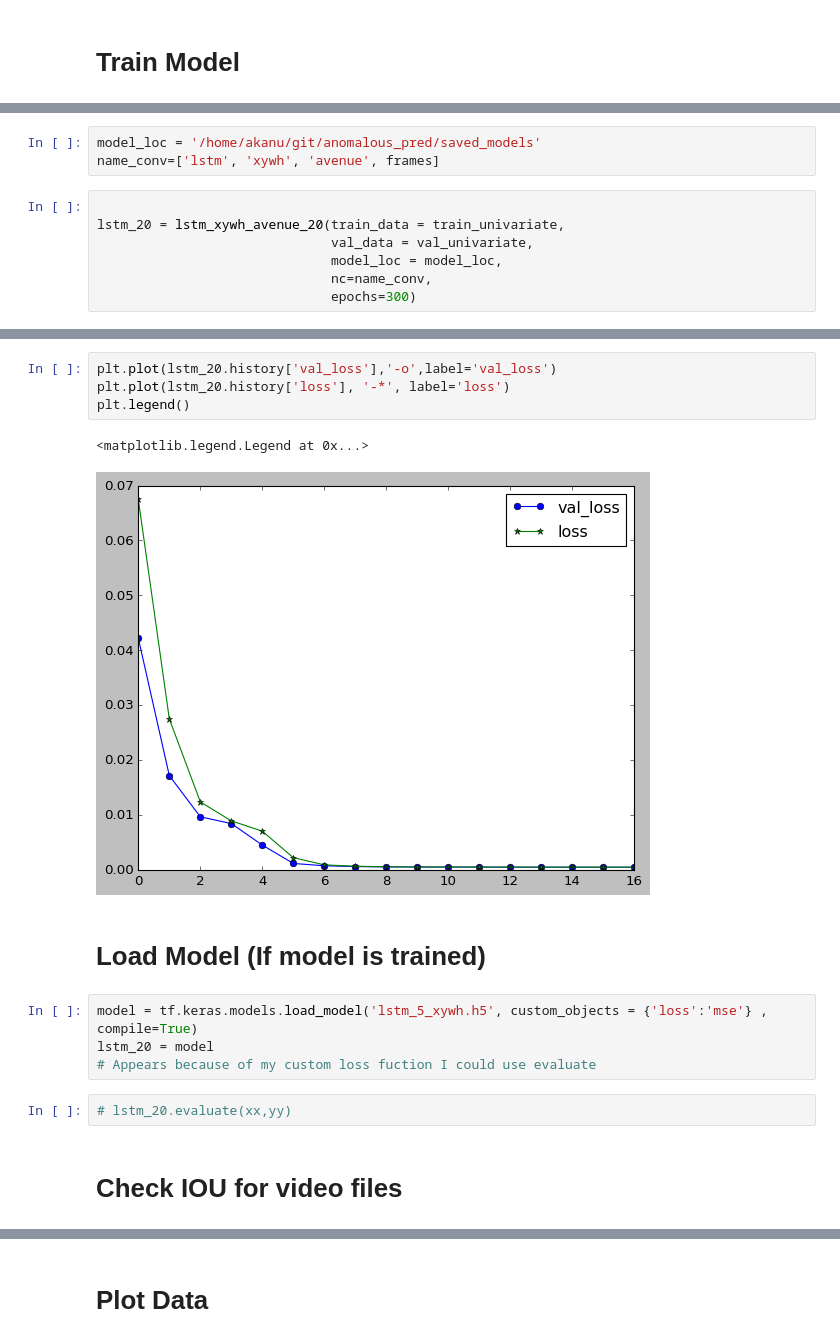
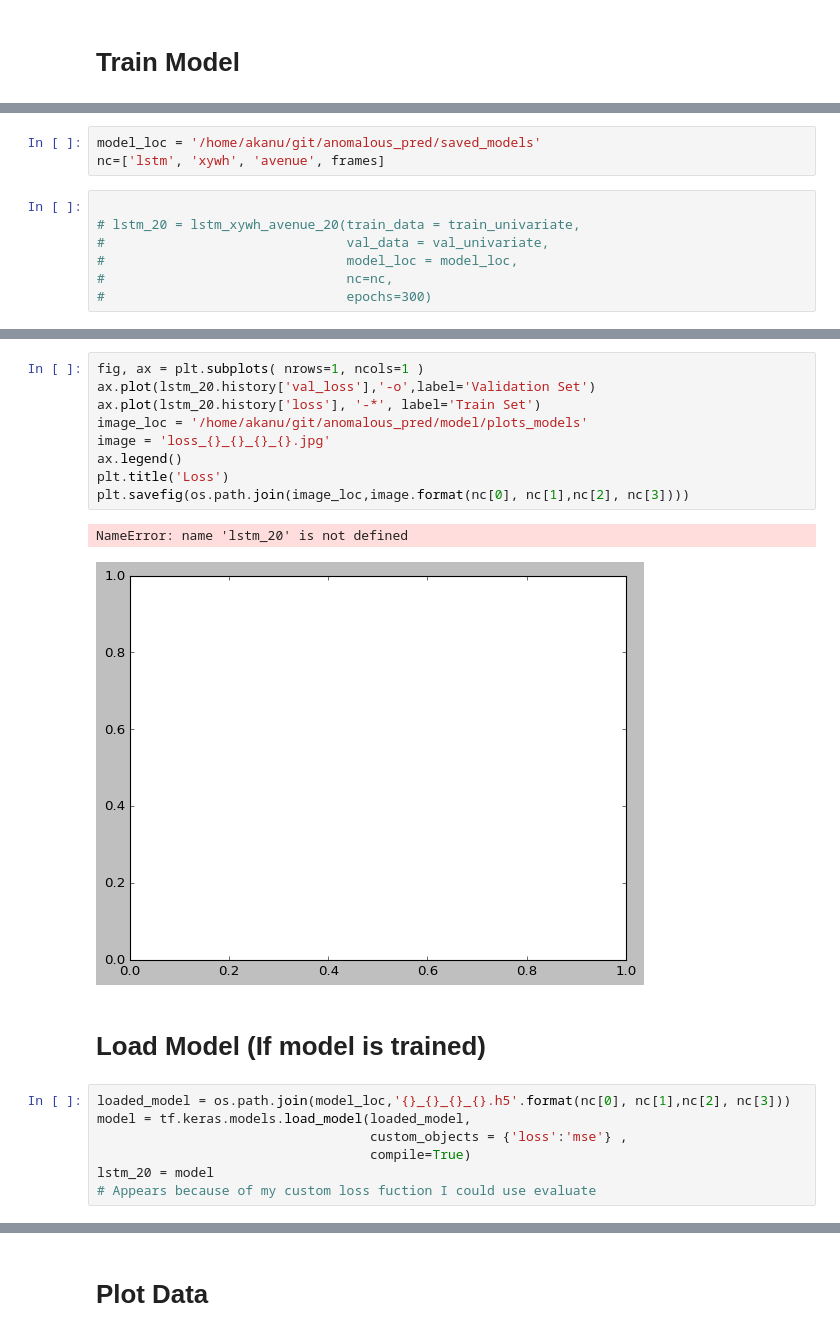
Before and after one commit to akanuasiegbu/BiPOCO, a Jupyter notebook: jupyter_notebooks/Trajectory_pred_xywh.ipynb, the cells around one changed output, grey strips where cells are left out. Drawn from its saved outputs; the diff is of its cells as text.

```diff
--- a/jupyter_notebooks/Trajectory_pred_xywh.ipynb
+++ b/jupyter_notebooks/Trajectory_pred_xywh.ipynb
@@ -134,10 +121,10 @@ from lstm_models import lstm_xywh_avenue_20
 # %%
 model_loc = '/home/akanu/git/anomalous_pred/saved_models'
-name_conv=['lstm', 'xywh', 'avenue', frames]
+nc=['lstm', 'xywh', 'avenue', frames]
 # %%
 
-lstm_20 = lstm_xywh_avenue_20(train_data = train_univariate,
-                              val_data = val_univariate,
-                              model_loc = model_loc,
-                              nc=name_conv,
-                              epochs=300)
+# lstm_20 = lstm_xywh_avenue_20(train_data = train_univariate,
+#                               val_data = val_univariate,
+#                               model_loc = model_loc,
+#                               nc=nc,
+#                               epochs=300)
@@ -162,17 +131,21 @@ Epoch 17/300
-# %%
-plt.plot(lstm_20.history['val_loss'],'-o',label='val_loss')
-plt.plot(lstm_20.history['loss'], '-*', label='loss')
-plt.legend()
-# %% [output]
-<matplotlib.legend.Legend at 0x...>
-[figure, removed]
+# %%
+fig, ax = plt.subplots( nrows=1, ncols=1 )
+ax.plot(lstm_20.history['val_loss'],'-o',label='Validation Set')
+ax.plot(lstm_20.history['loss'], '-*', label='Train Set')
+image_loc = '/home/akanu/git/anomalous_pred/model/plots_models'
+image = 'loss_{}_{}_{}_{}.jpg'
+ax.legend()
+plt.title('Loss')
+plt.savefig(os.path.join(image_loc,image.format(nc[0], nc[1],nc[2], nc[3])))
+# %% [output]
+NameError: name 'lstm_20' is not defined
+[figure, added]
 # %% [markdown]
 # Load Model (If model is trained)
 # %%
-model = tf.keras.models.load_model('lstm_5_xywh.h5', custom_objects = {'loss':'mse'} , compile=True)
+loaded_model = os.path.join(model_loc,'{}_{}_{}_{}.h5'.format(nc[0], nc[1],nc[2], nc[3]))
+model = tf.keras.models.load_model(loaded_model,
+                                   custom_objects = {'loss':'mse'} ,
+                                   compile=True)
 lstm_20 = model
 # Appears because of my custom loss fuction I could use evaluate
-# %%
-# lstm_20.evaluate(xx,yy)
-# %% [markdown]
-# Check IOU for video files
```
Also changed, not shown: parts of 37 cells of this notebook, 14 other files.
